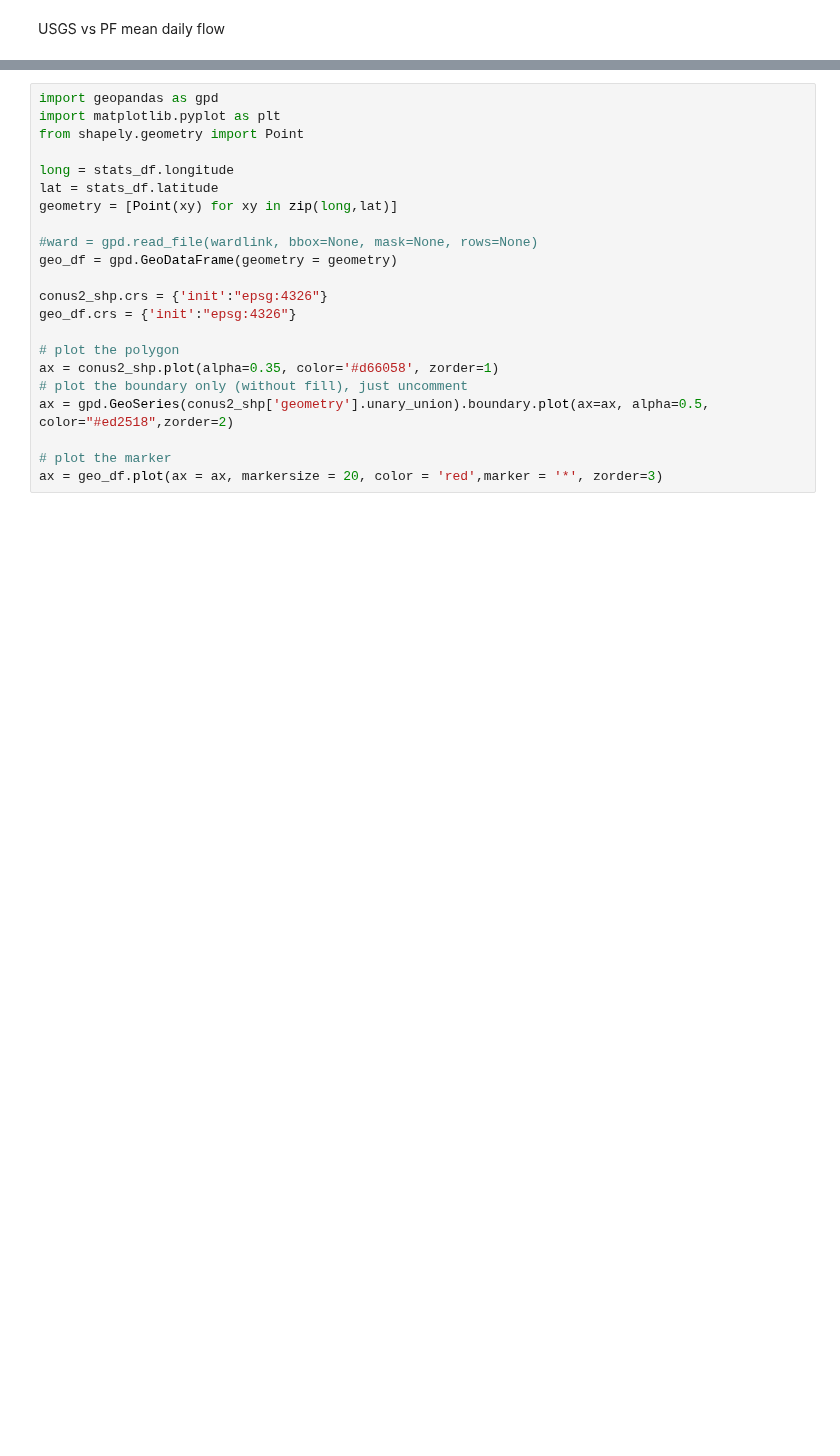
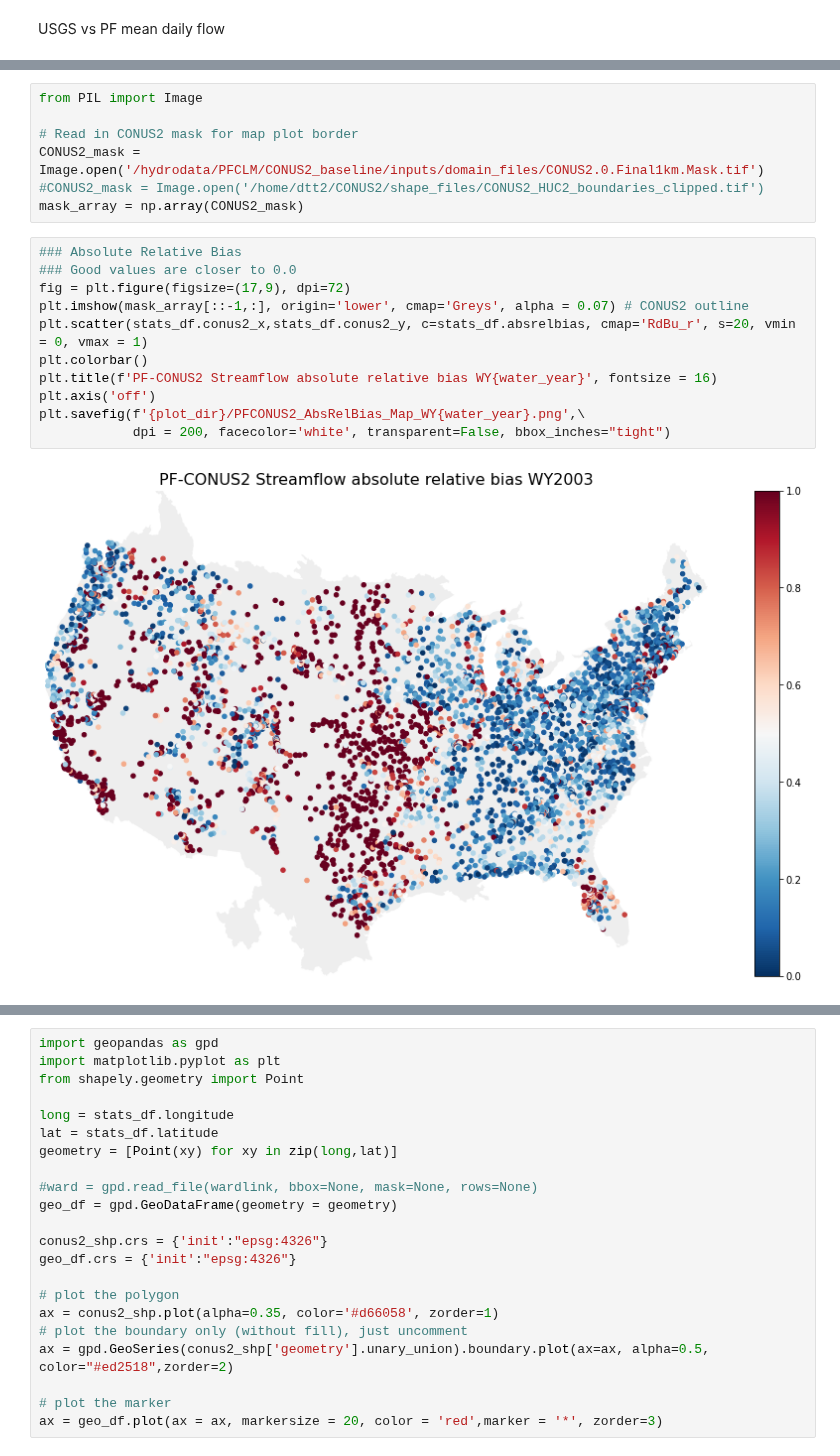
Before and after one commit to danielletijerina/PFCONUS2-analysis, a Jupyter notebook: scripts/Validation/Streamflow/3_PlotStreamflowTimeseries-Stats.ipynb, the cells around one changed output, grey strips where cells are left out. Saved outputs shown, nothing was run; the diff lists cells and outputs as text; blank space fills up the shorter version.

```diff
--- a/scripts/Validation/Streamflow/3_PlotStreamflowTimeseries-Stats.ipynb
+++ b/scripts/Validation/Streamflow/3_PlotStreamflowTimeseries-Stats.ipynb
@@ -158,0 +195,20 @@ plt.savefig(f'{plot_dir}/WY2003_daily_mean_flow_comparison_scatter.png')
+# %%
+from PIL import Image
+
+# Read in CONUS2 mask for map plot border
+CONUS2_mask = Image.open('/hydrodata/PFCLM/CONUS2_baseline/inputs/domain_files/CONUS2.0.Final1km.Mask.tif')
+#CONUS2_mask = Image.open('/home/dtt2/CONUS2/shape_files/CONUS2_HUC2_boundaries_clipped.tif')
+mask_array = np.array(CONUS2_mask)
+# %%
+### Absolute Relative Bias
+### Good values are closer to 0.0
+fig = plt.figure(figsize=(17,9), dpi=72)
+plt.imshow(mask_array[::-1,:], origin='lower', cmap='Greys', alpha = 0.07) # CONUS2 outline
+plt.scatter(stats_df.conus2_x,stats_df.conus2_y, c=stats_df.absrelbias, cmap='RdBu_r', s=20, vmin = 0, vmax = 1)
+plt.colorbar()
+plt.title(f'PF-CONUS2 Streamflow absolute relative bias WY{water_year}', fontsize = 16)
+plt.axis('off')
+plt.savefig(f'{plot_dir}/PFCONUS2_AbsRelBias_Map_WY{water_year}.png',\
+            dpi = 200, facecolor='white', transparent=False, bbox_inches="tight")
+# %% [output]
+[figure, added]
```
Also changed, not shown: parts of 27 cells of this notebook, 2 other files.
